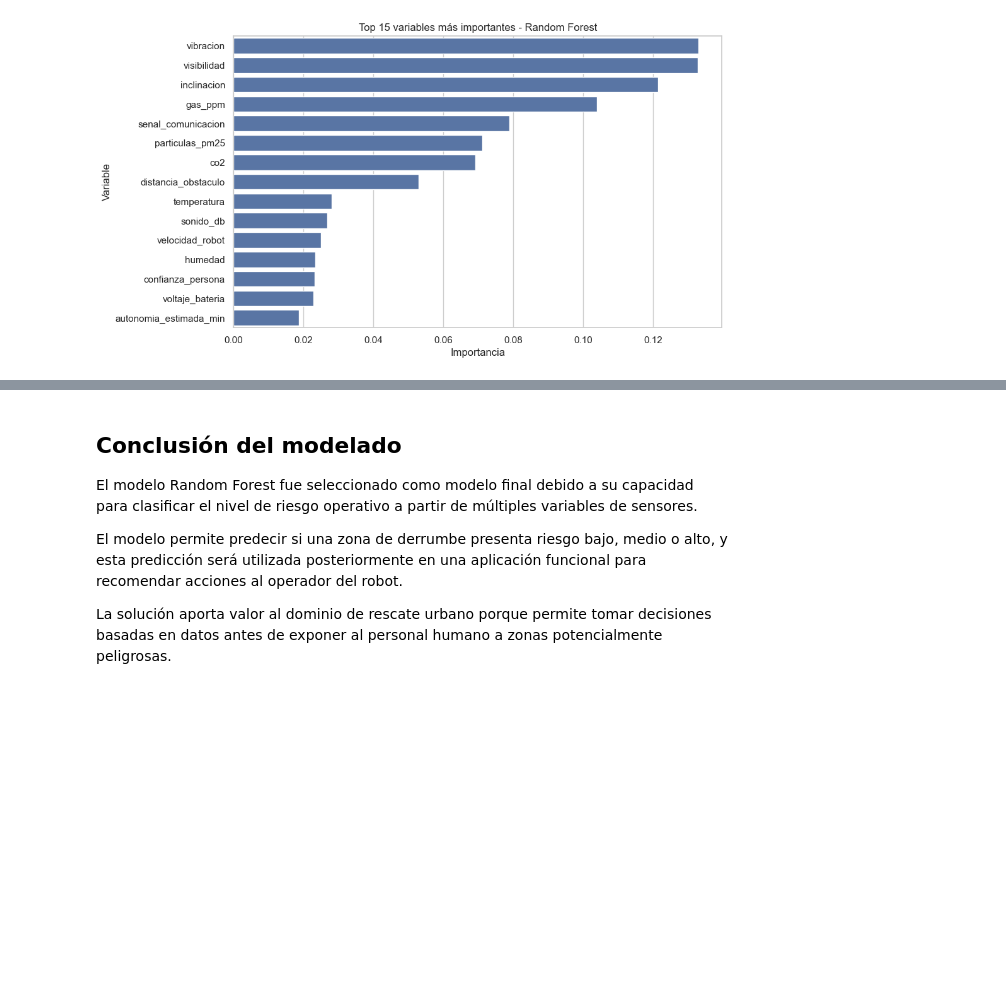
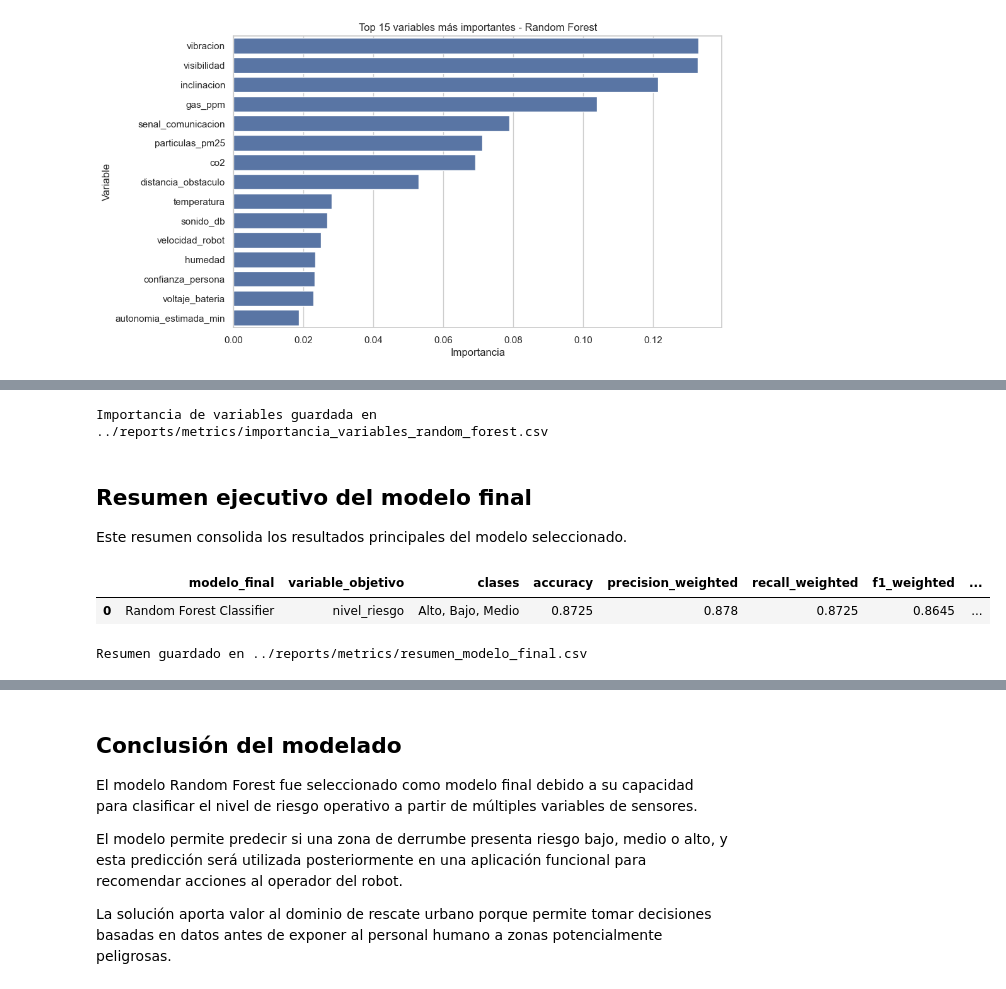
Before and after one commit to Nicom7910/RescueTwin-AI, a Jupyter notebook: notebooks/03_modelado_rescuetwin.ipynb, the cells around one changed output, grey strips where cells are left out. Saved outputs shown, nothing was run; the diff lists cells and outputs as text; code cells hidden in the pictures; blank space fills up the shorter version.

```diff
--- a/notebooks/03_modelado_rescuetwin.ipynb
+++ b/notebooks/03_modelado_rescuetwin.ipynb
@@ -382,0 +458,23 @@ plt.show()
+# %%
+from sklearn.model_selection import cross_val_score
+
+cv_scores = cross_val_score(
+    modelo_rf,
+    X,
+    y,
+    cv=5,
+    scoring="f1_weighted",
+    n_jobs=-1
+)
+
+print("F1 weighted por fold:", np.round(cv_scores, 4))
+print("F1 weighted promedio:", round(cv_scores.mean(), 4))
+print("Desvío estándar:", round(cv_scores.std(), 4))
+
+cv_resultados = pd.DataFrame({
+    "fold": range(1, len(cv_scores) + 1),
+    "f1_weighted": cv_scores
+})
+
+cv_resultados.to_csv("../reports/metrics/validacion_cruzada_random_forest.csv", index=False)
+print("Validación cruzada guardada en ../reports/metrics/validacion_cruzada_random_forest.csv")
@@ -382,0 +517,33 @@ plt.show()
+# %%
+importancias.to_csv("../reports/metrics/importancia_variables_random_forest.csv", index=False)
+print("Importancia de variables guardada en ../reports/metrics/importancia_variables_random_forest.csv")
+# %% [output]
+Importancia de variables guardada en ../reports/metrics/importancia_variables_random_forest.csv
+# %% [markdown]
+## Resumen ejecutivo del modelo final
+
+Este resumen consolida los resultados principales del modelo seleccionado.
+# %%
+resumen_modelo = pd.DataFrame([{
+    "modelo_final": "Random Forest Classifier",
+    "variable_objetivo": "nivel_riesgo",
+    "clases": ", ".join(modelo_rf.classes_),
+    "accuracy": round(accuracy_rf, 4),
+    "precision_weighted": round(precision_rf, 4),
+    "recall_weighted": round(recall_rf, 4),
+    "f1_weighted": round(f1_rf, 4),
+    "cross_validation_f1_mean": round(cv_scores.mean(), 4),
+    "cross_validation_f1_std": round(cv_scores.std(), 4),
+    "cantidad_registros": int(df.shape[0]),
+    "cantidad_variables_modelo": int(X.shape[1])
+}])
+
+resumen_modelo
+# %% [output]
+|  | modelo_final | variable_objetivo | clases | accuracy | precision_weighted | recall_weighted | f1_weighted | ... |
+| 0 | Random Forest Classifier | nivel_riesgo | Alto, Bajo, Medio | 0.8725 | 0.878 | 0.8725 | 0.8645 | ... |
+# %%
+resumen_modelo.to_csv("../reports/metrics/resumen_modelo_final.csv", index=False)
+print("Resumen guardado en ../reports/metrics/resumen_modelo_final.csv")
+# %% [output]
+Resumen guardado en ../reports/metrics/resumen_modelo_final.csv
```
Also changed, not shown: parts of 11 cells of this notebook, 10 other files.
